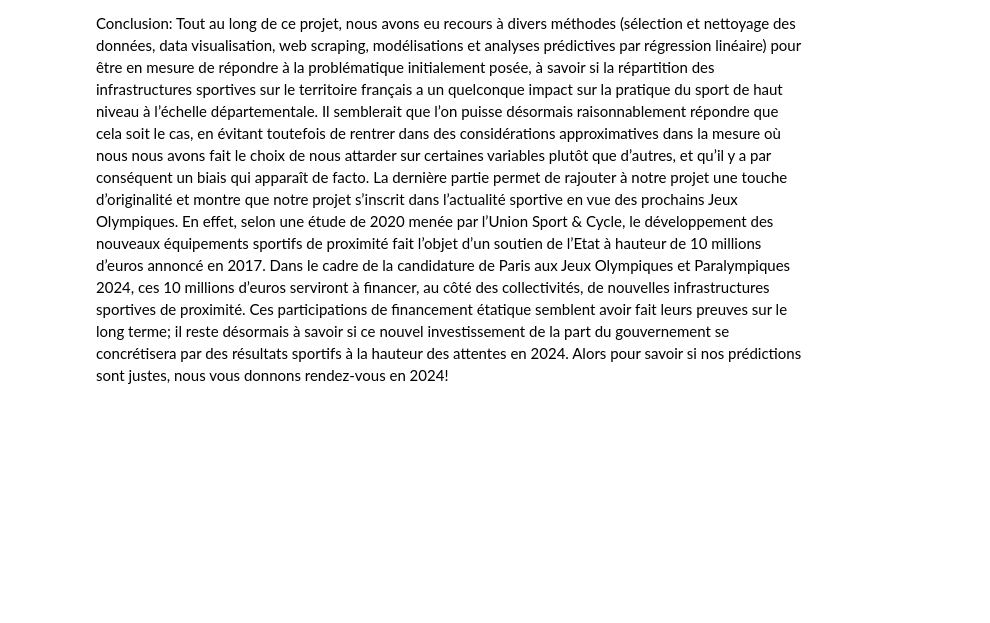
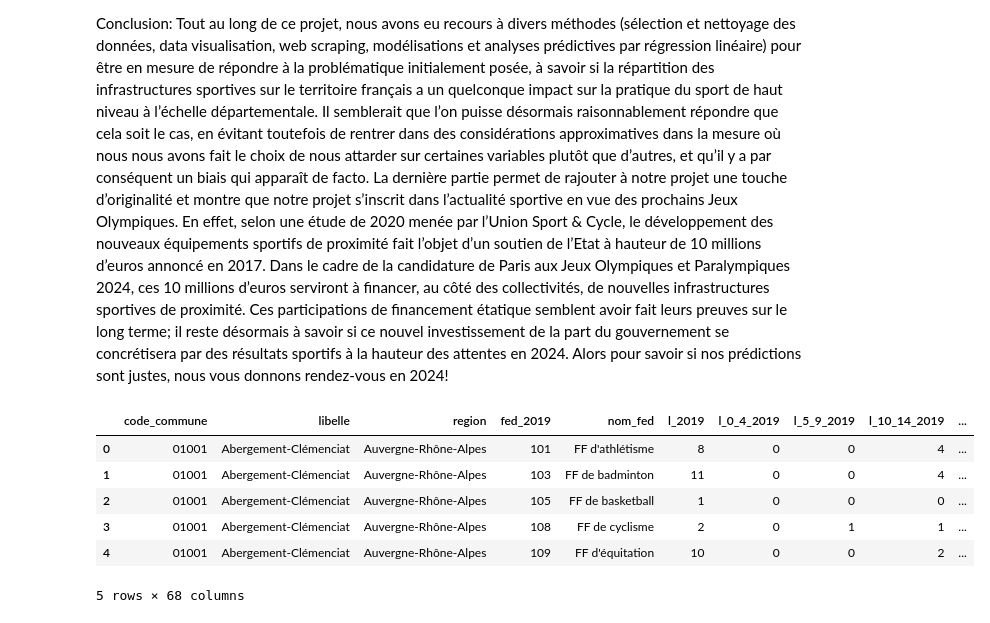
Before and after one commit to JulesChpn/ProjetPython, a Jupyter notebook: README.ipynb, the cells around one changed output. Saved outputs shown, nothing was run; the diff lists cells and outputs as text; code cells hidden in the pictures; blank space fills up the shorter version.

```diff
--- a/README.ipynb
+++ b/README.ipynb
@@ -364,3 +421,14 @@ Conclusion:
 Tout au long de ce projet, nous avons eu recours à divers méthodes (sélection et nettoyage des données, data visualisation, web scraping, modélisations et analyses prédictives par régression linéaire) pour être en mesure de répondre à la problématique initialement posée, à savoir si la répartition des infrastructures sportives sur le territoire français a un quelconque impact sur la pratique du sport de haut niveau à l’échelle départementale. Il semblerait que l’on puisse désormais raisonnablement répondre que cela soit le cas, en évitant toutefois de rentrer dans des considérations approximatives dans la mesure où nous nous avons fait le choix de nous attarder sur certaines variables plutôt que d’autres, et qu’il y a par conséquent un biais qui apparaît de facto.
 La dernière partie permet de rajouter à notre projet une touche d’originalité et montre que notre projet s’inscrit dans l’actualité sportive en vue des prochains Jeux Olympiques. En effet, selon une étude de 2020 menée par l’Union Sport & Cycle, le développement des nouveaux équipements sportifs de proximité fait l’objet d’un soutien de l’Etat à hauteur de 10 millions d’euros annoncé en 2017. Dans le cadre de la candidature de Paris aux Jeux Olympiques et Paralympiques 2024, ces 10 millions d’euros serviront à financer, au côté des collectivités, de nouvelles infrastructures sportives de proximité. Ces participations de financement étatique semblent avoir fait leurs preuves sur le long terme; il reste désormais à savoir si ce nouvel investissement de la part du gouvernement se concrétisera par des résultats sportifs à la hauteur des attentes en 2024.
 Alors pour savoir si nos prédictions sont justes, nous vous donnons rendez-vous en 2024!
+# %%
+licences = pd.read_csv("https://minio.lab.sspcloud.fr/juleschpn/Licences.csv", sep=';', encoding='latin-1', low_memory=False)
+licences.head()
+# %% [output]
+|  | code_commune | libelle | region | fed_2019 | nom_fed | l_2019 | l_0_4_2019 | l_5_9_2019 | l_10_14_2019 | ... |
+| 0 | 01001 | Abergement-Clémenciat | Auvergne-Rhône-Alpes | 101 | FF d'athlétisme | 8 | 0 | 0 | 4 | ... |
+| 1 | 01001 | Abergement-Clémenciat | Auvergne-Rhône-Alpes | 103 | FF de badminton | 11 | 0 | 0 | 4 | ... |
+| 2 | 01001 | Abergement-Clémenciat | Auvergne-Rhône-Alpes | 105 | FF de basketball | 1 | 0 | 0 | 0 | ... |
+| 3 | 01001 | Abergement-Clémenciat | Auvergne-Rhône-Alpes | 108 | FF de cyclisme | 2 | 0 | 1 | 1 | ... |
+| 4 | 01001 | Abergement-Clémenciat | Auvergne-Rhône-Alpes | 109 | FF d'équitation | 10 | 0 | 0 | 2 | ... |
+5 rows × 68 columns
```
Also changed, not shown: parts of 10 cells of this notebook.
